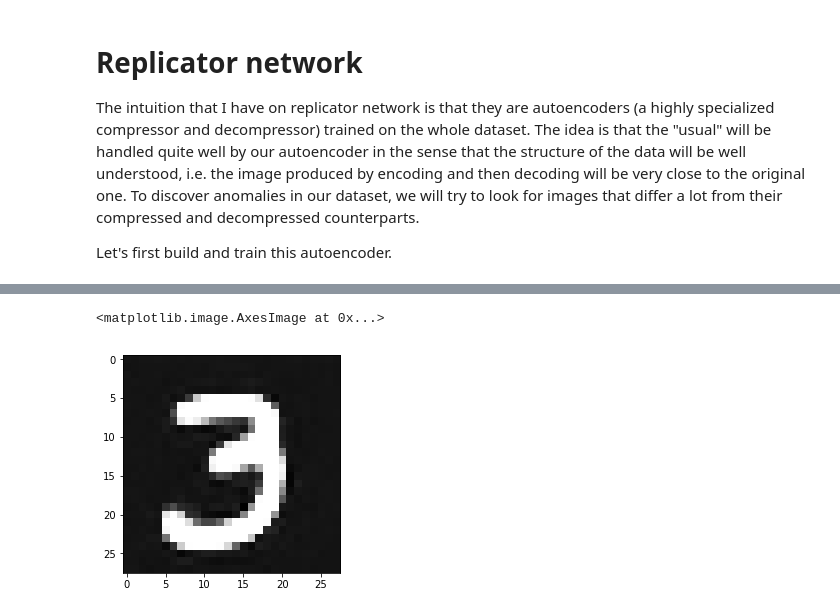
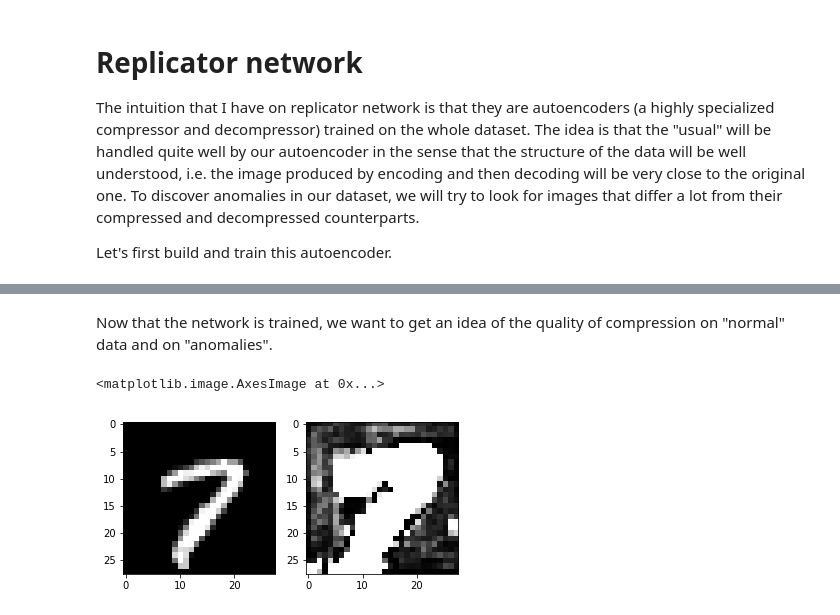
Before and after one commit to rodgzilla/machine_learning_image_anomaly_detection, a Jupyter notebook: nbs/Replicator network.ipynb, the cells around one changed output, grey strips where cells are left out. Drawn from its saved outputs; the diff is of its cells as text; code cells hidden in the pictures.

Commit message:
Replicator network with bigger training.

```diff
--- a/nbs/Replicator network.ipynb
+++ b/nbs/Replicator network.ipynb
@@ -134,6 +136,12 @@ plt.imshow(img.squeeze(), cmap = 'gray')
-# %%
-img_ = autoencoder.predict(np.expand_dims(img, 0))
-plt.imshow(img_.squeeze(), cmap = 'gray')
-# %% [output]
-<matplotlib.image.AxesImage at 0x...>
-[figure, removed]
+# %% [markdown]
+Now that the network is trained, we want to get an idea of the quality of compression on "normal" data and on "anomalies".
+# %%
+digit_img = np.expand_dims(X_digits[2929], 0)
+digit_img_ = autoencoder.predict(digit_img)
+plt.subplot(1, 2, 1)
+plt.imshow(digit_img[0].squeeze(), cmap = 'gray')
+plt.subplot(1, 2, 2)
+plt.imshow(digit_img_[0].squeeze(), cmap = 'gray')
+# %% [output]
+<matplotlib.image.AxesImage at 0x...>
+[figure, added]
```
Also changed, not shown: parts of 12 cells of this notebook.
